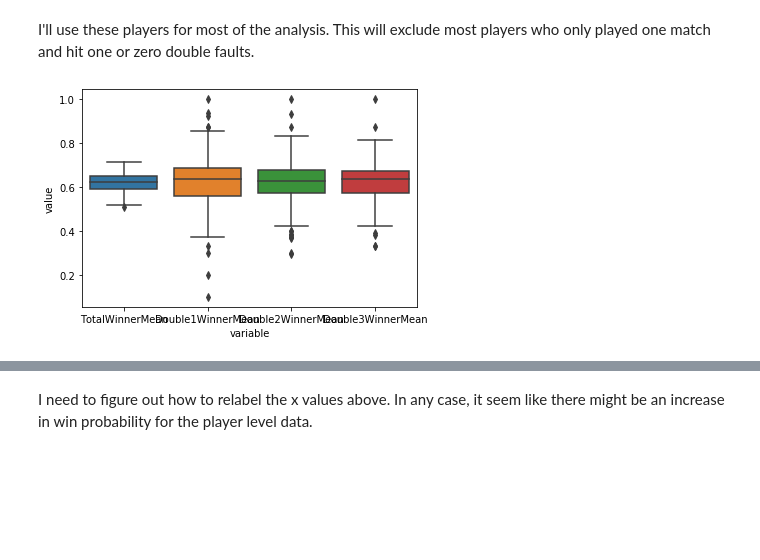
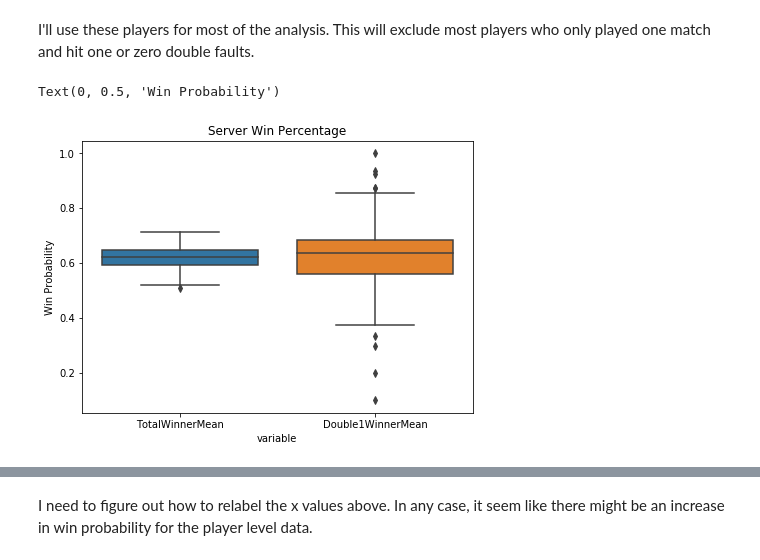
Before and after one commit to jbm4/TennisPlayerAnalysis, a Jupyter notebook: PointChartingStats.ipynb, the cells around one changed output, grey strips where cells are left out. Cells and saved outputs as stored; diff of their text form; code cells hidden in the pictures; blank space fills up the shorter version.

Commit message:
extra charts for presentation

```diff
--- a/PointChartingStats.ipynb
+++ b/PointChartingStats.ipynb
@@ -481,13 +481,16 @@ memory usage: 27.0+ KB
 # %% [markdown]
 I'll use these players for most of the analysis. This will exclude most players who only played one match and hit one or zero double faults.
 # %%
-boxdata = merged_players_many[
-    ["TotalWinnerMean", "Double1WinnerMean", "Double2WinnerMean", "Double3WinnerMean"]
-]
+plt.figure(figsize=(7, 5))
+boxdata = merged_players_many[["TotalWinnerMean", "Double1WinnerMean"]]
 ax = sns.boxplot(x="variable", y="value", data=pd.melt(boxdata))
-#try swapping x and y
+plt.title("Server Win Percentage")
+plt.ylabel("Win Probability")
+
+# try swapping x and y
 # %% [output]
+Text(0, 0.5, 'Win Probability')
-[figure, old version]
+[figure, new version]
 [interactive output not drawn]
 # %% [markdown]
 I need to figure out how to relabel the x values above. In any case, it seem like there might be an increase in win probability for the player level data.
```
Also changed, not shown: parts of 3 cells of this notebook, 1 other file.
